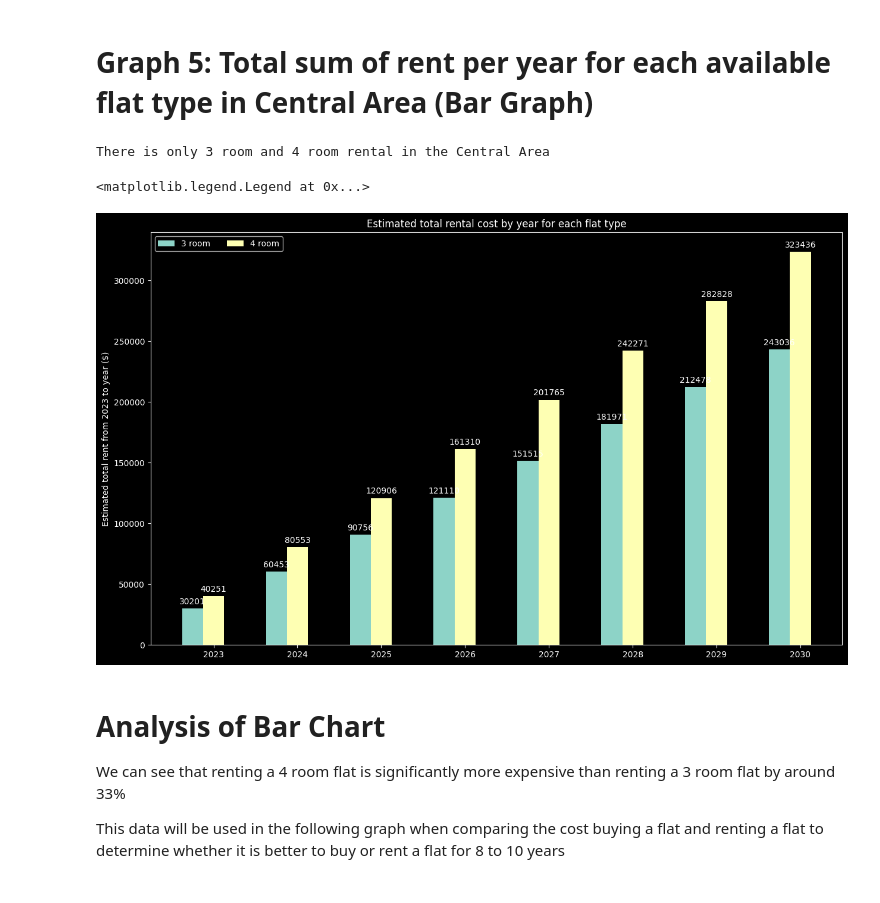
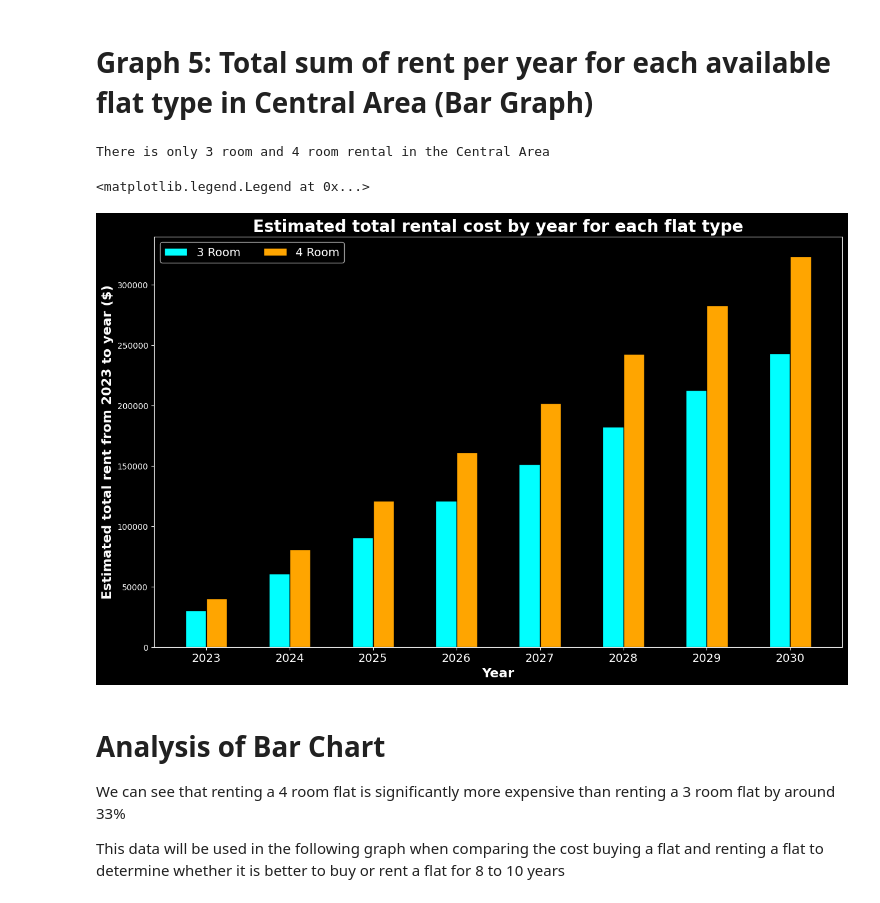
Before and after one commit to Deagozn/PDS, a Jupyter notebook: Assignment/AssignmentV2.ipynb, the cells around one changed output. Saved outputs shown, nothing was run; the diff lists cells and outputs as text; code cells hidden in the pictures.

Commit message:
changed grped bar color and added hist

```diff
--- a/Assignment/AssignmentV2.ipynb
+++ b/Assignment/AssignmentV2.ipynb
@@ -689,43 +689,41 @@ sum_4rm = 0
 array_3rm = []
 array_4rm = []
 
 for i in range(1,9):
     sum_3rm += (starting_rent_3rm + (increment * i)) * 12
     array_3rm.append(int(sum_3rm))
     sum_4rm += (starting_rent_4rm + (increment * i)) * 12
     array_4rm.append(int(sum_4rm))
 
 
 # Create year tuple for the x-axis of the graph
 year = (2023,2024,2025,2026,2027,2028,2029,2030)
 
 # Stores the data into dictionary so that it can be shown together in 1 plot
 rent_dict = {
     "3 room": array_3rm,
     "4 room": array_4rm,
 }
 
 x = np.arange(len(year))
 width = 0.25  # the width of the bars
 multiplier = 0
 
 
 fig,bar2 = plt.subplots(figsize=(15,9))
 
-for rm_type, rent in rent_dict.items():
-    offset = width * multiplier
-    rects = bar2.bar(x + offset, rent, width, label=rm_type)
-    bar2.bar_label(rects, padding=3)
-    multiplier += 1
+bar2.bar(x+(width-0.125), rent_dict['3 room'], width, color='cyan', edgecolor="black")
+bar2.bar(x+(width+0.125), rent_dict['4 room'], width, color='orange', edgecolor="black")
 
-bar2.set_ylabel("Estimated total rent from 2023 to year ($)")
-bar2.set_title('Estimated total rental cost by year for each flat type')
-bar2.set_xticks(x + width, year)
-bar2.legend(loc='upper left', ncols=2)
+bar2.set_xlabel("Year", fontsize=16, fontweight="bold")
+bar2.set_ylabel("Estimated total rent from 2023 to year ($)", fontsize=16, fontweight="bold")
+bar2.set_title('Estimated total rental cost by year for each flat type', fontsize=20, fontweight="bold")
+bar2.set_xticks(x + width, year, fontsize=14)
+bar2.legend(["3 Room", "4 Room"], loc='upper left', ncols=2, fontsize=14)
 # %% [output]
 There is only 3 room and 4 room rental in the Central Area
 <matplotlib.legend.Legend at 0x...>
-[figure, old version]
+[figure, new version]
 # %% [markdown]
 # Analysis of Bar Chart
 
```
Also changed, not shown: parts of 2 cells of this notebook.
